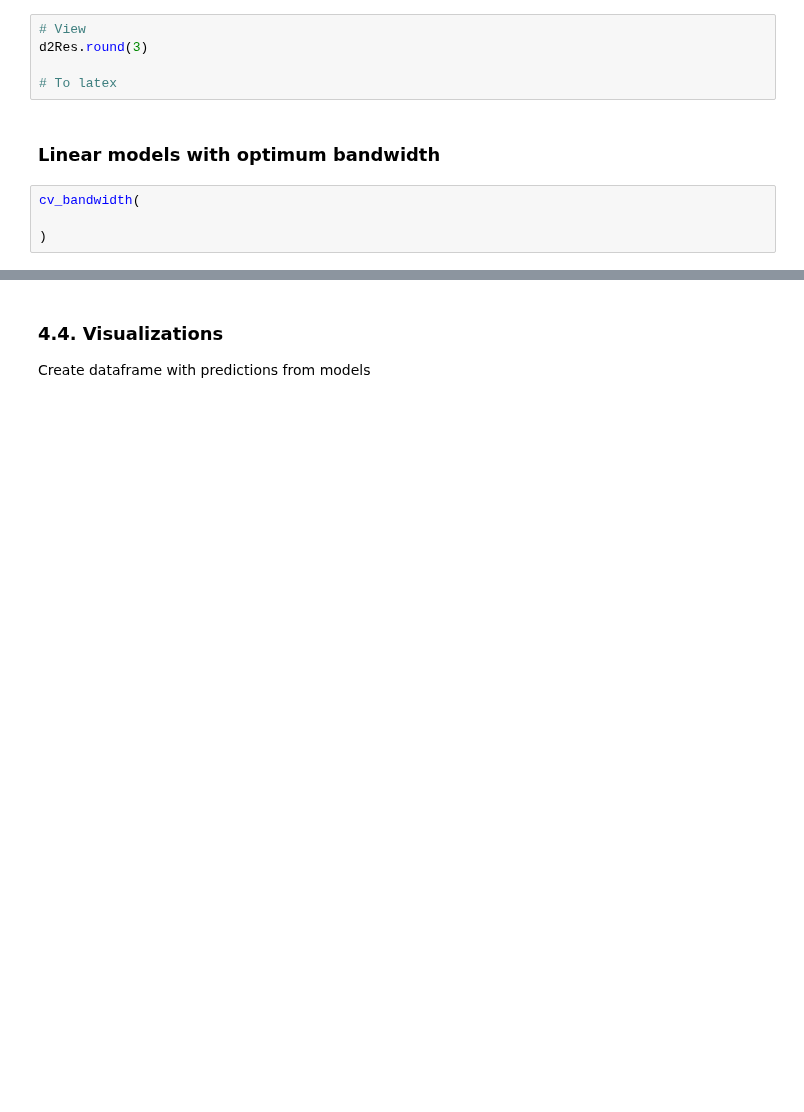
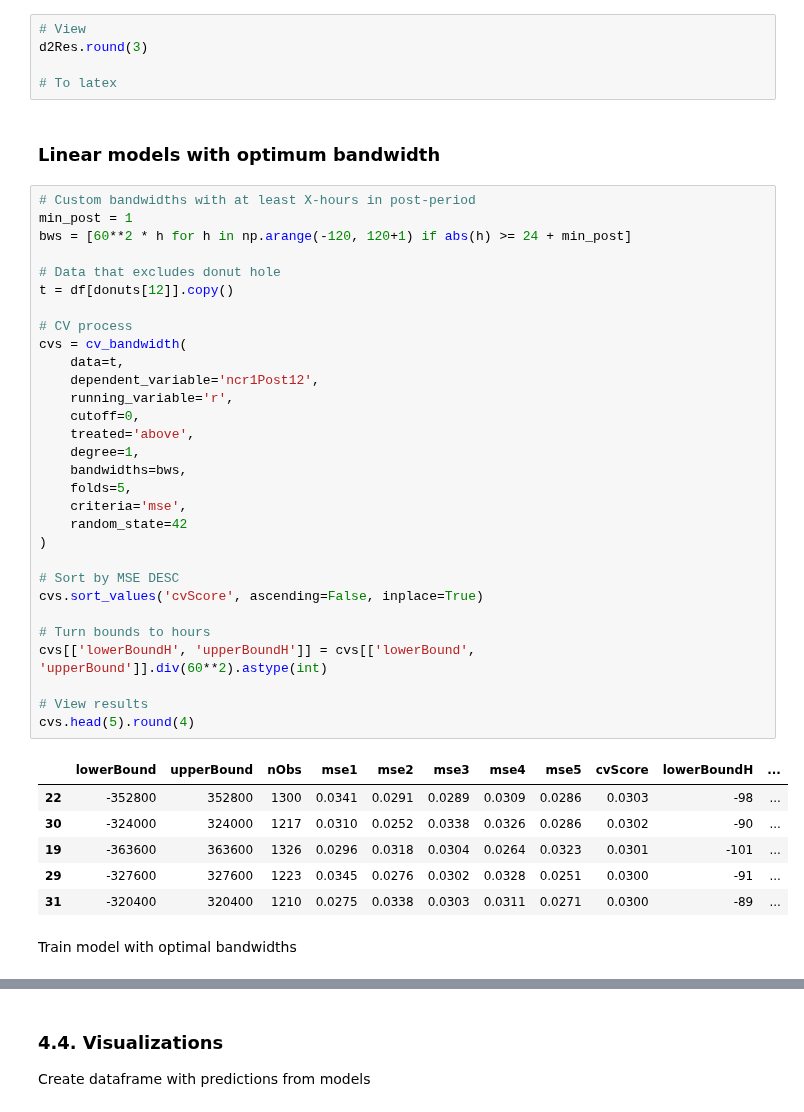
Before and after one commit to ArturoSbr/youtube-dislike-count, a Jupyter notebook: cod/02_analysis/01_analysis.ipynb, the cells around one changed output, grey strips where cells are left out. Saved outputs shown, nothing was run; the diff lists cells and outputs as text; blank space fills up the shorter version.

Commit message:
Optimal 12-hour bw

```diff
--- a/cod/02_analysis/01_analysis.ipynb
+++ b/cod/02_analysis/01_analysis.ipynb
@@ -437,6 +486,41 @@ d2Res.round(3)
 # %% [markdown]
 ### Linear models with optimum bandwidth
 # %%
-cv_bandwidth(
+# Custom bandwidths with at least X-hours in post-period
+min_post = 1
+bws = [60**2 * h for h in np.arange(-120, 120+1) if abs(h) >= 24 + min_post]
 
+# Data that excludes donut hole
+t = df[donuts[12]].copy()
+
+# CV process
+cvs = cv_bandwidth(
+    data=t,
+    dependent_variable='ncr1Post12',
+    running_variable='r',
+    cutoff=0,
+    treated='above',
+    degree=1,
+    bandwidths=bws,
+    folds=5,
+    criteria='mse',
+    random_state=42
 )
+
+# Sort by MSE DESC
+cvs.sort_values('cvScore', ascending=False, inplace=True)
+
+# Turn bounds to hours
+cvs[['lowerBoundH', 'upperBoundH']] = cvs[['lowerBound', 'upperBound']].div(60**2).astype(int)
+
+# View results
+cvs.head(5).round(4)
+# %% [output]
+|  | lowerBound | upperBound | nObs | mse1 | mse2 | mse3 | mse4 | mse5 | cvScore | lowerBoundH | ... |
+| 22 | -352800 | 352800 | 1300 | 0.0341 | 0.0291 | 0.0289 | 0.0309 | 0.0286 | 0.0303 | -98 | ... |
+| 30 | -324000 | 324000 | 1217 | 0.0310 | 0.0252 | 0.0338 | 0.0326 | 0.0286 | 0.0302 | -90 | ... |
+| 19 | -363600 | 363600 | 1326 | 0.0296 | 0.0318 | 0.0304 | 0.0264 | 0.0323 | 0.0301 | -101 | ... |
+| 29 | -327600 | 327600 | 1223 | 0.0345 | 0.0276 | 0.0302 | 0.0328 | 0.0251 | 0.0300 | -91 | ... |
+| 31 | -320400 | 320400 | 1210 | 0.0275 | 0.0338 | 0.0303 | 0.0311 | 0.0271 | 0.0300 | -89 | ... |
+# %% [markdown]
+Train model with optimal bandwidths
```
Also changed, not shown: parts of 7 cells of this notebook.
